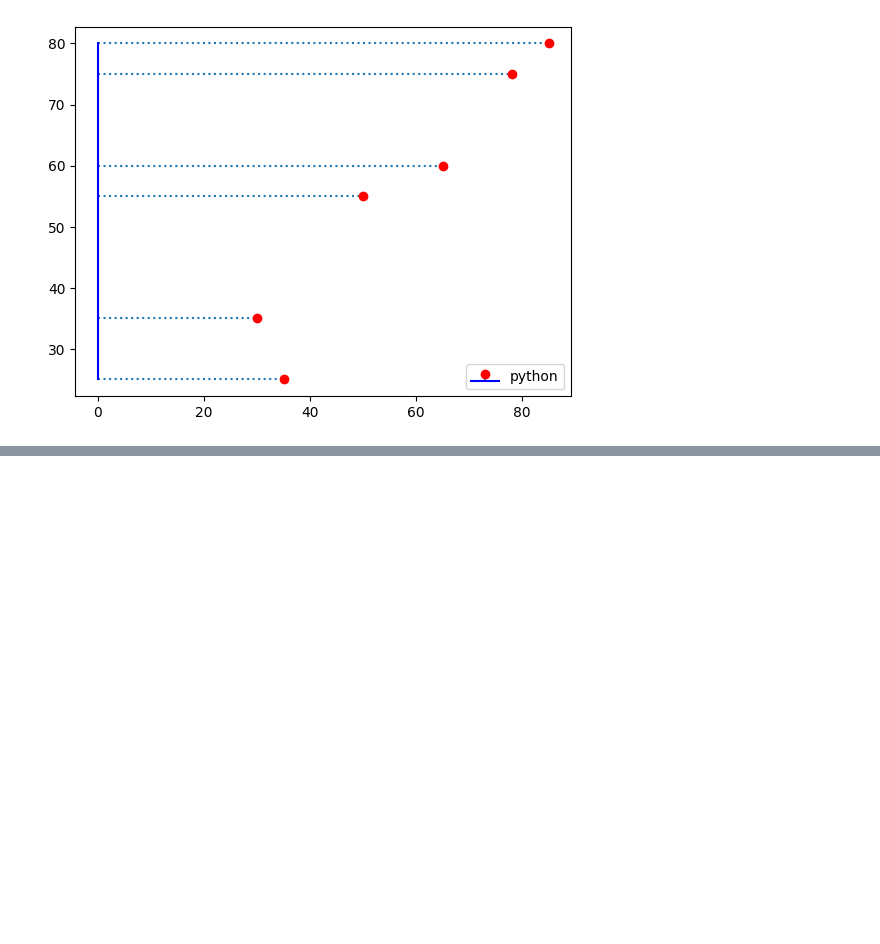
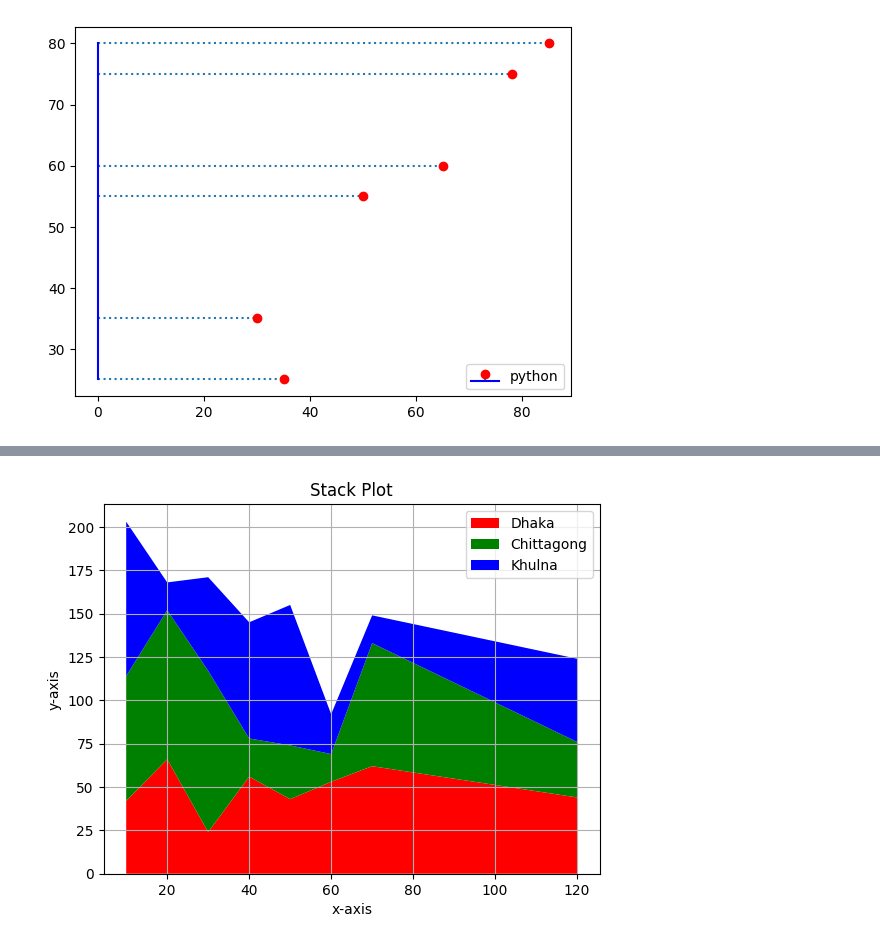
Before and after one commit to muhammadalinoor-1982/ml, a Jupyter notebook: practice/matplotlib_practice.ipynb, the cells around one changed output, grey strips where cells are left out. Saved outputs shown, nothing was run; the diff lists cells and outputs as text; code cells hidden in the pictures; blank space fills up the shorter version.

```diff
--- a/practice/matplotlib_practice.ipynb
+++ b/practice/matplotlib_practice.ipynb
@@ -131,0 +154,21 @@ plt.show()
+# %%
+import matplotlib.pyplot as plt
+
+w = [10,20,30,40,50,60,70,120]
+x = [42,66,24,56,43,53,62,44]
+y = [72,86,93,22,31,16,71,32]
+z = [89,16,54,67,81,23,16,48]
+l = ['Dhaka', 'Chittagong', 'Khulna']
+
+plt.stackplot(w,x,y,z, labels=l, colors=['r', 'g', 'b'], baseline='zero')
+# baseline='sym','zero','wiggle'
+
+plt.title('Stack Plot')
+plt.xlabel('x-axis')
+plt.ylabel('y-axis')
+plt.grid()
+
+plt.legend()
+plt.show()
+# %% [output]
+[figure, added]
```
Also changed, not shown: parts of 2 cells of this notebook, 1 other file.
